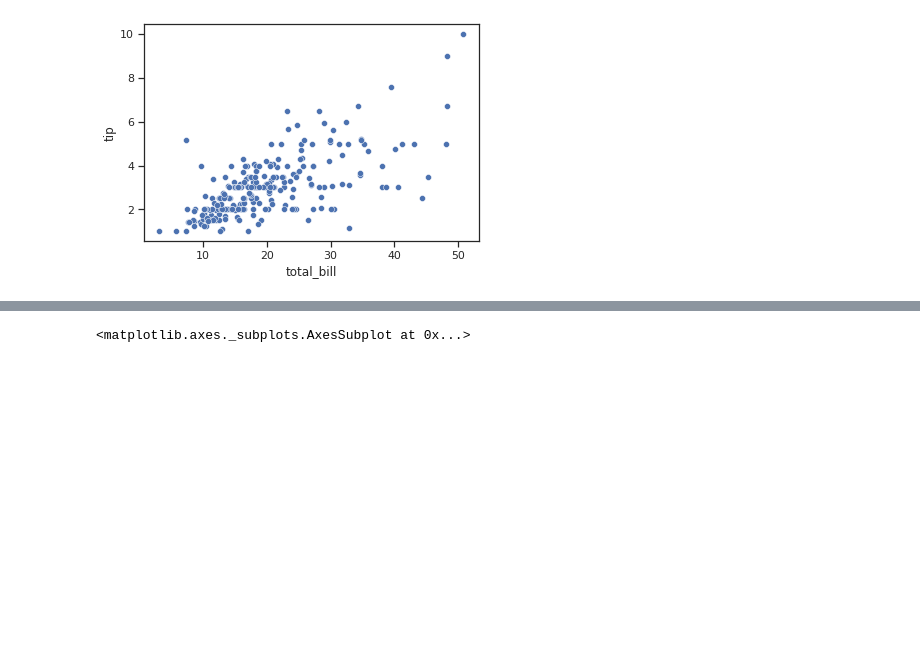
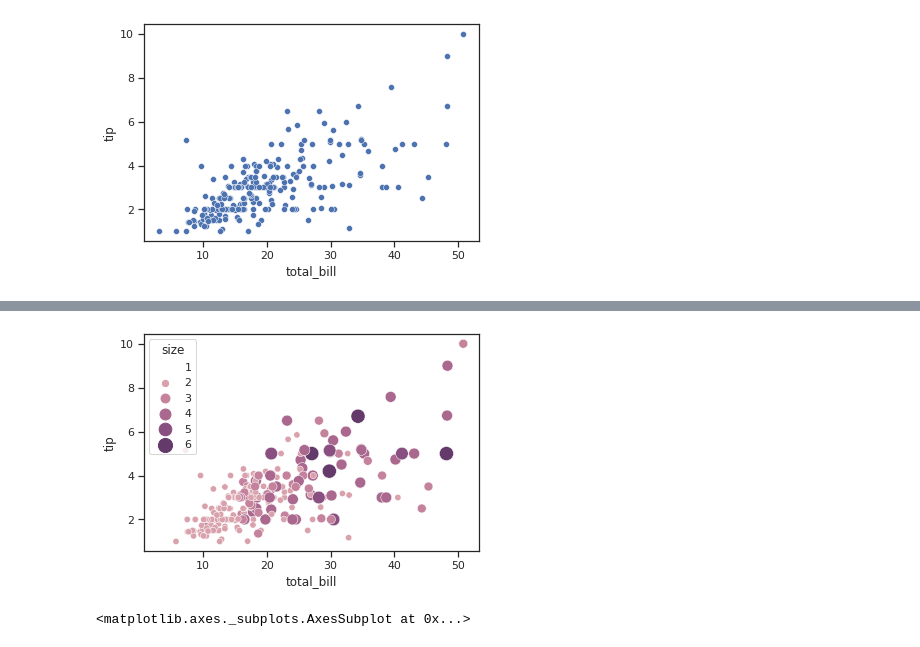
Before and after one commit to zzhining/data_visualization, a Jupyter notebook: tips.ipynb, the cells around one changed output, grey strips where cells are left out. Cells and saved outputs as stored; diff of their text form; code cells hidden in the pictures; blank space fills up the shorter version.

```diff
--- a/tips.ipynb
+++ b/tips.ipynb
@@ -38,3 +50,11 @@ sns.scatterplot(x="total_bill", y="tip", data=tips)
+# %%
+cmap = sns.cubehelix_palette(dark=.3, light=.8, as_cmap=True)
+ax = sns.scatterplot(x="total_bill", y="tip",
+                     hue="size", size="size",
+                     sizes=(0, 200), palette=cmap,
+                     legend="full", data=tips)
+# %% [output]
+[figure, added]
 # %%
 sns.lineplot(x="total_bill", y="tip", data=tips)
 # %% [output]
```
Also changed, not shown: parts of 4 cells of this notebook.
